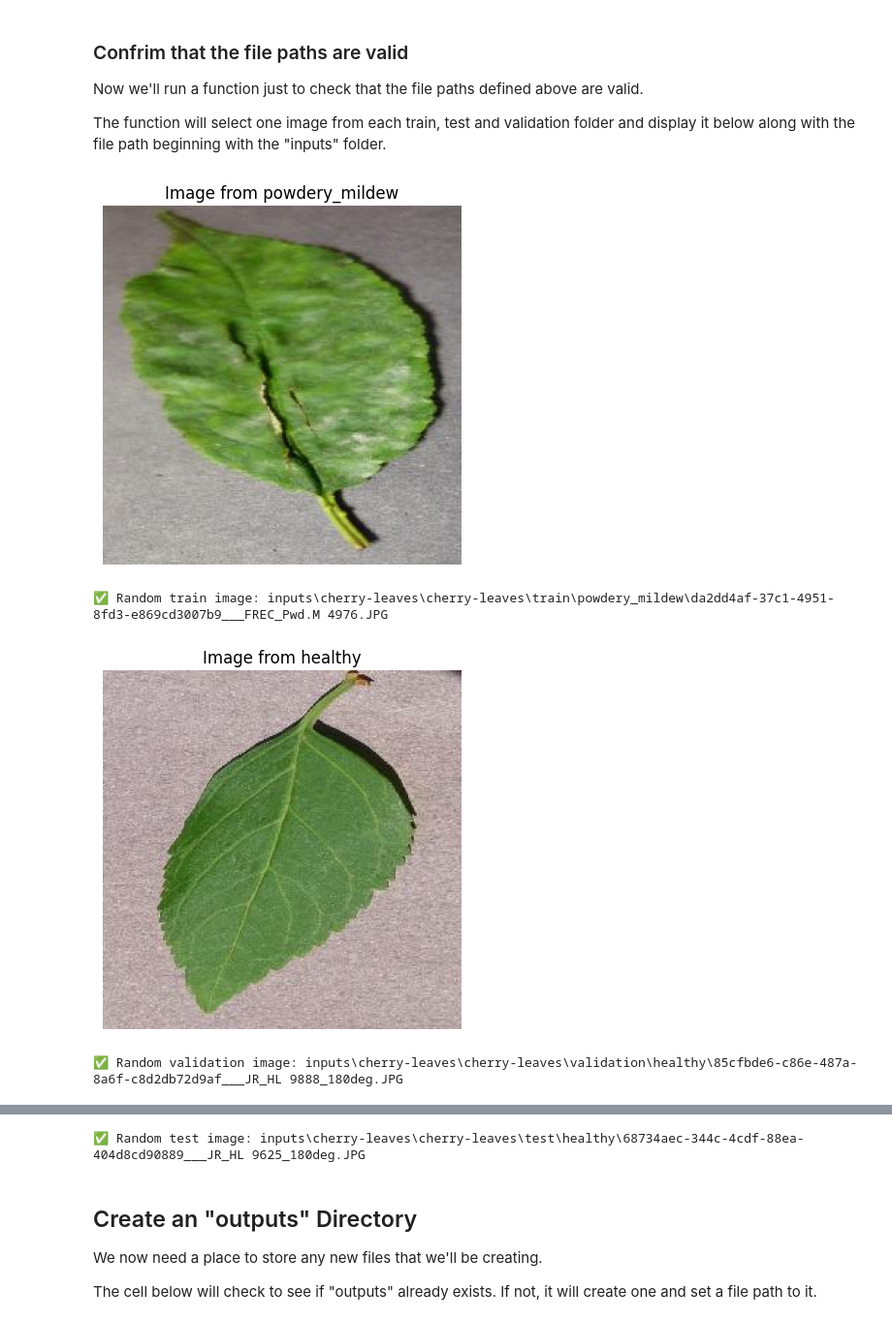
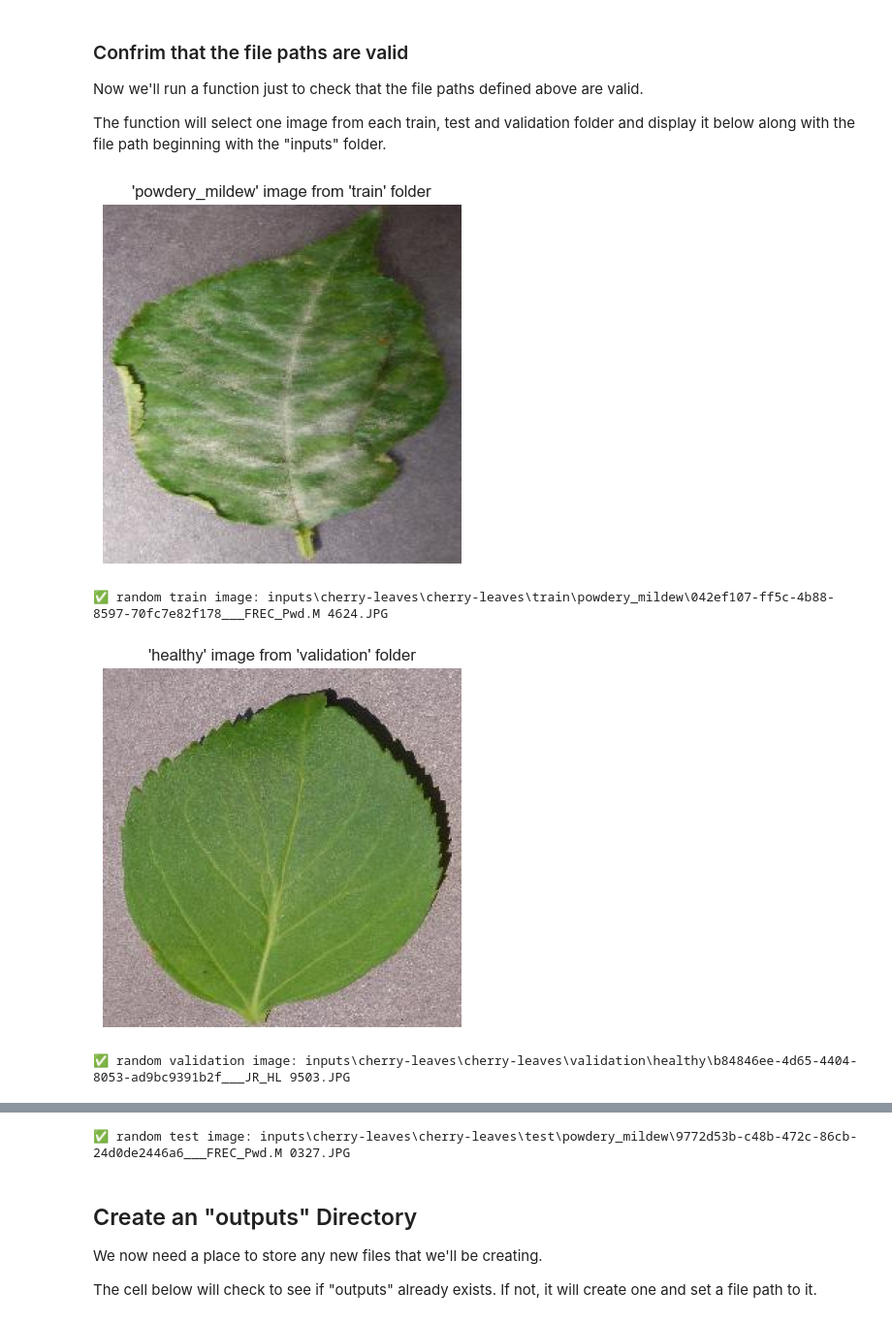
Before and after one commit to Duffew/mildew_detector, a Jupyter notebook: jupyter_notebooks/data_visualization.ipynb, the cells around one changed output, grey strips where cells are left out. Shown: that part at 97% size. Drawn from its saved outputs; the diff is of its cells as text; code cells hidden in the pictures.

```diff
--- a/jupyter_notebooks/data_visualization.ipynb
+++ b/jupyter_notebooks/data_visualization.ipynb
@@ -124,48 +124,55 @@ def show_random_image(parent_folder):
 
     # Ensure the parent folder exists
     if not parent_folder.exists():
-        print(f"❌ Path does not exist: {parent_folder}")
+        print(f"❌ path does not exist: {parent_folder}")
         return None
 
-    # Scan subdirectories ("healthy", "powdery_mildew")
+    # Scan subdirectories ('healthy', 'powdery_mildew')
     subfolders = [f for f in parent_folder.iterdir() if f.is_dir()]
 
     if not subfolders:
-        print(f"⚠️ No subfolders found in: {parent_folder}")
+        print(f"⚠️ no subfolders found in: {parent_folder}")
         return None
 
-    # Pick a random subfolder
+    # Pick a random subfolder (class name)
     chosen_folder = random.choice(subfolders)
 
     # Find image files inside that subfolder
     image_files = [f for f in chosen_folder.iterdir() if f.suffix.lower() in {'.png', '.jpg', '.jpeg', '.bmp', '.webp'}]
 
     if not image_files:
-        print(f"⚠️ No images found in: {chosen_folder}")
+        print(f"⚠️ no images found in: {chosen_folder}")
         return None
 
     # Select a random image and display it
     chosen_image = random.choice(image_files)
 
     # Load image using PIL
     image = Image.open(chosen_image)
 
+    # Extract folder name ('healthy'/'powdery_mildew') and dataset section ('train'/'validation'/'test')
+    class_name = chosen_folder.name
+    dataset_section = parent_folder.name
+
+    # Display the image with correct labeling
     plt.imshow(image)
-    plt.title(f"Image from {chosen_folder.name}")
+    plt.title(f"'{class_name}' image from '{dataset_section}' folder")
     plt.axis("off")  # Hide axes for a cleaner look
     plt.show()
 
     return str(chosen_image)  # Return path for confirmation
 
 # Fetch and display random images from each dataset section
 train_image = show_random_image(train_path)
-print(f"✅ Random train image: {train_image}")
+print(f"✅ random train image: {train_image}")
+
 val_image = show_random_image(val_path)
-print(f"✅ Random validation image: {val_image}")
+print(f"✅ random validation image: {val_image}")
+
 test_image = show_random_image(test_path)
-print(f"✅ Random test image: {test_image}")
+print(f"✅ random test image: {test_image}")
 # %% [output]
-[figure, old version]
+[figure, new version]
-✅ Random train image: inputs\cherry-leaves\cherry-leaves\train\powdery_mildew\da2dd4af-37c1-4951-8fd3-e869cd3007b9___FREC_Pwd.M 4976.JPG
+✅ random train image: inputs\cherry-leaves\cherry-leaves\train\powdery_mildew\042ef107-ff5c-4b88-8597-70fc7e82f178___FREC_Pwd.M 4624.JPG
-[figure, old version]
+[figure, new version]
-✅ Random validation image: inputs\cherry-leaves\cherry-leaves\validation\healthy\85cfbde6-c86e-487a-8a6f-c8d2db72d9af___JR_HL 9888_180deg.JPG
+✅ random validation image: inputs\cherry-leaves\cherry-leaves\validation\healthy\b84846ee-4d65-4404-8053-ad9bc9391b2f___JR_HL 9503.JPG
@@ -173,4 +180,4 @@ print(f"✅ Random test image: {test_image}")
-✅ Random test image: inputs\cherry-leaves\cherry-leaves\test\healthy\68734aec-344c-4cdf-88ea-404d8cd90889___JR_HL 9625_180deg.JPG
+✅ random test image: inputs\cherry-leaves\cherry-leaves\test\powdery_mildew\9772d53b-c48b-472c-86cb-24d0de2446a6___FREC_Pwd.M 0327.JPG
 # %% [markdown]
 ## Create an "outputs" Directory
 
```
Also changed, not shown: parts of 9 cells of this notebook, 1 other file.
